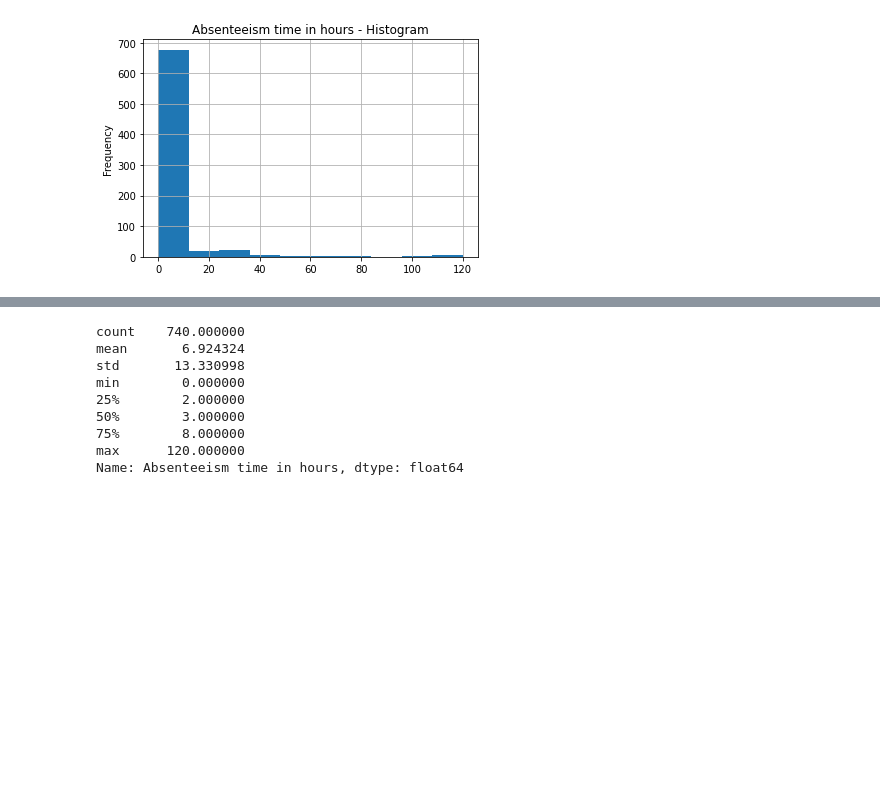
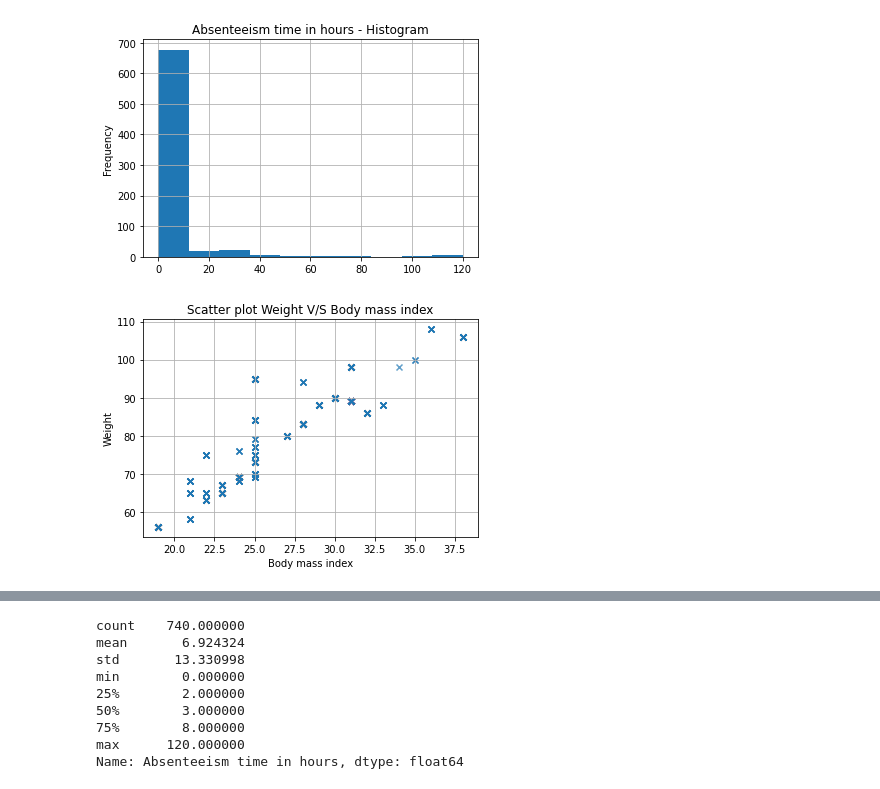
Before and after one commit to dmitriiannenkov/ml_hw_2, a Jupyter notebook: ML_Homework2_da1736.ipynb, the cells around one changed output, grey strips where cells are left out. Cells and saved outputs as stored; diff of their text form; code cells hidden in the pictures; blank space fills up the shorter version.

```diff
--- a/ML_Homework2_da1736.ipynb
+++ b/ML_Homework2_da1736.ipynb
@@ -241,3 +241,12 @@ plt.grid()
 plt.show()
 # %% [output]
 [figure]
+# %%
+plt.scatter(df['Body mass index'], df['Weight'], alpha=0.7, marker='x')
+plt.title('Scatter plot Weight V/S Body mass index')
+plt.xlabel('Body mass index')
+plt.ylabel('Weight')
+plt.grid()
+plt.show()
+# %% [output]
+[figure, added]
```
Also changed, not shown: parts of 21 cells of this notebook.
